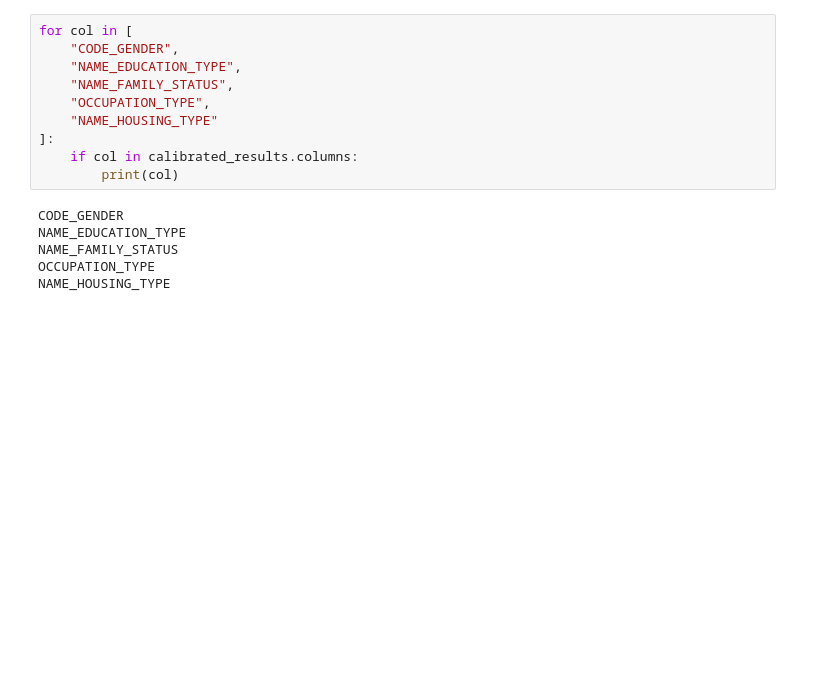
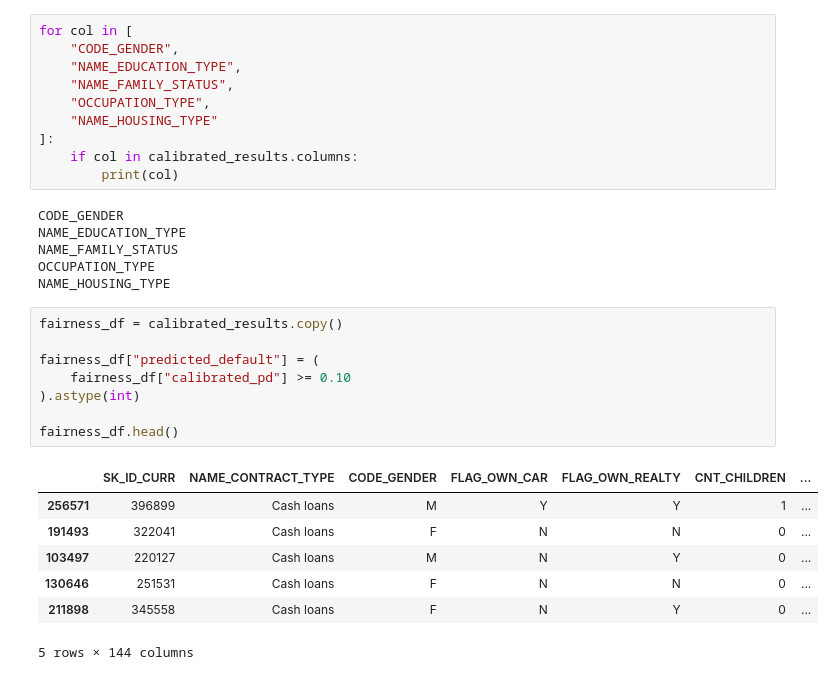
Before and after one commit to pegasus019/credit-risk-platform, a Jupyter notebook: 01_eda.ipynb, the cells around one changed output. Drawn from its saved outputs; the diff is of its cells as text; blank space fills up the shorter version.

```diff
--- a/01_eda.ipynb
+++ b/01_eda.ipynb
@@ -1211,3 +1211,19 @@ NAME_EDUCATION_TYPE
 NAME_FAMILY_STATUS
 OCCUPATION_TYPE
 NAME_HOUSING_TYPE
+# %%
+fairness_df = calibrated_results.copy()
+
+fairness_df["predicted_default"] = (
+    fairness_df["calibrated_pd"] >= 0.10
+).astype(int)
+
+fairness_df.head()
+# %% [output]
+|  | SK_ID_CURR | NAME_CONTRACT_TYPE | CODE_GENDER | FLAG_OWN_CAR | FLAG_OWN_REALTY | CNT_CHILDREN | ... |
+| 256571 | 396899 | Cash loans | M | Y | Y | 1 | ... |
+| 191493 | 322041 | Cash loans | F | N | N | 0 | ... |
+| 103497 | 220127 | Cash loans | M | N | Y | 0 | ... |
+| 130646 | 251531 | Cash loans | F | N | N | 0 | ... |
+| 211898 | 345558 | Cash loans | F | N | Y | 0 | ... |
+5 rows × 144 columns
```
